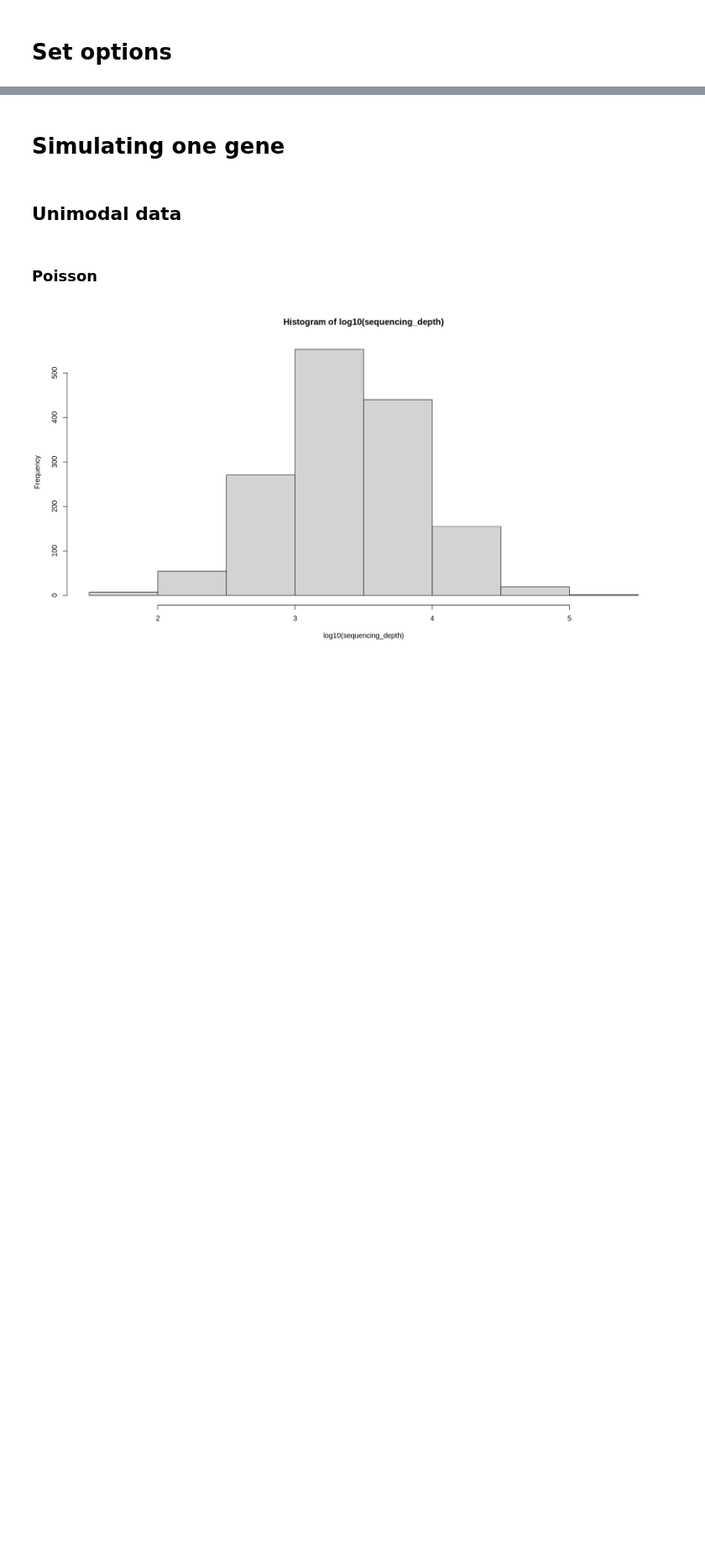
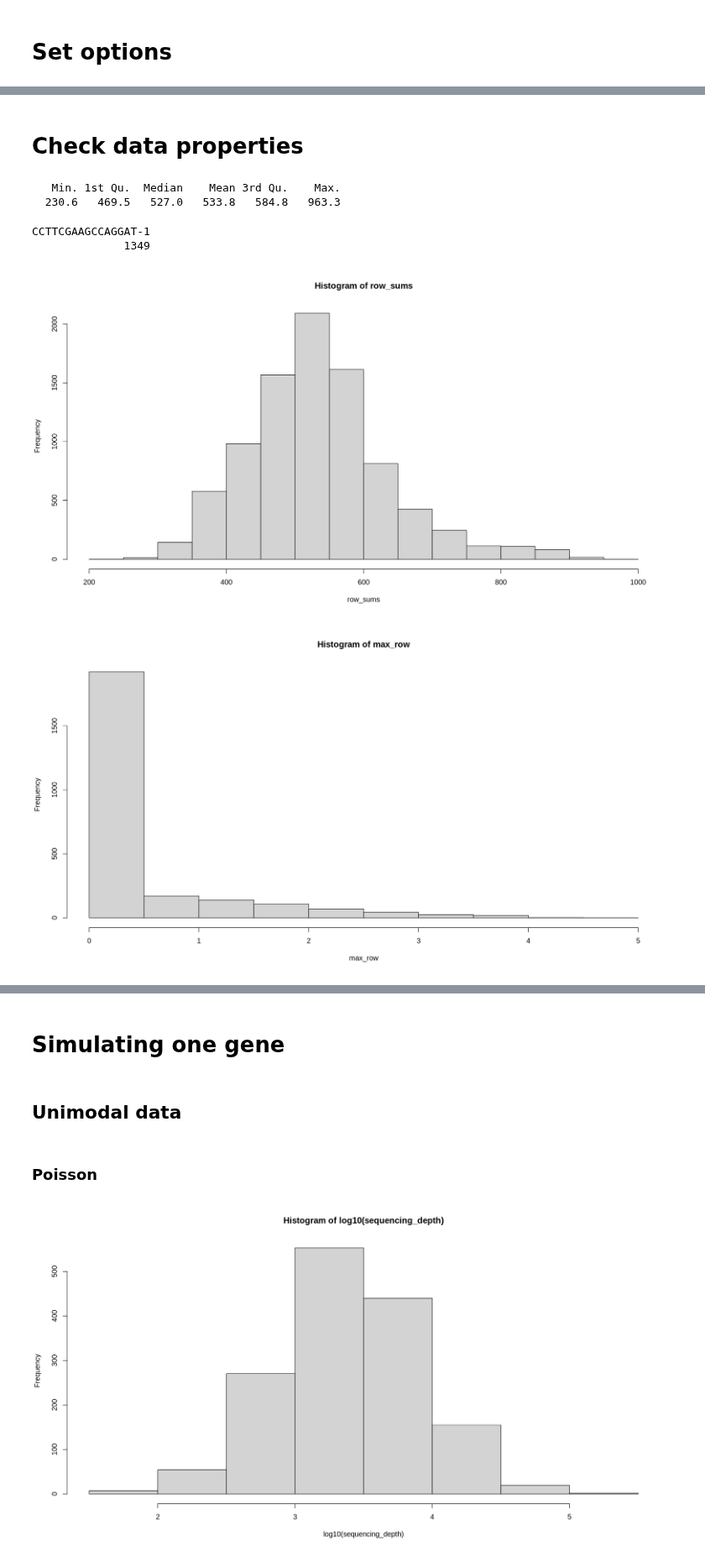
Before and after one commit to AndreMacedo88/Notebooks-Research, a Jupyter notebook: Bioinfo/Transcriptomics/generate_realistic_single-cell_count_data_r.ipynb, the cells around one changed output, grey strips where cells are left out. Shown at 84% size. Saved outputs shown, nothing was run; the diff lists cells and outputs as text; code cells hidden in the pictures; blank space fills up the shorter version.

```diff
--- a/Bioinfo/Transcriptomics/generate_realistic_single-cell_count_data_r.ipynb
+++ b/Bioinfo/Transcriptomics/generate_realistic_single-cell_count_data_r.ipynb
@@ -7,0 +13,3 @@ set.seed(seed = 1)
+# %%
+adata <- read_h5ad("/mnt/weird_vol/projects/ifnb_nsc/5prime10x_2024/processing/Ifit1KO_WT_young_old_10x_processed.h5ad")
+adata
@@ -7,0 +25,24 @@ set.seed(seed = 1)
+# %%
+adata$X <- adata$layers["lognorm"]
+# %% [markdown]
+# Check data properties
+# %%
+# Calculate row sums
+row_sums <- rowSums(as.matrix(adata$X))
+hist(row_sums)
+
+# Summary statistics of row sums
+summary(row_sums)
+
+# Get the row with the maximum sum value
+max_row_index <- which.max(row_sums)
+max_row <- adata$X[max_row_index, ]
+max_row_index
+hist(max_row)
+# %% [output]
+   Min. 1st Qu.  Median    Mean 3rd Qu.    Max.
+  230.6   469.5   527.0   533.8   584.8   963.3
+CCTTCGAAGCCAGGAT-1
+              1349
+[figure, added]
+[figure, added]
```
Also changed, not shown: parts of 16 cells of this notebook.
